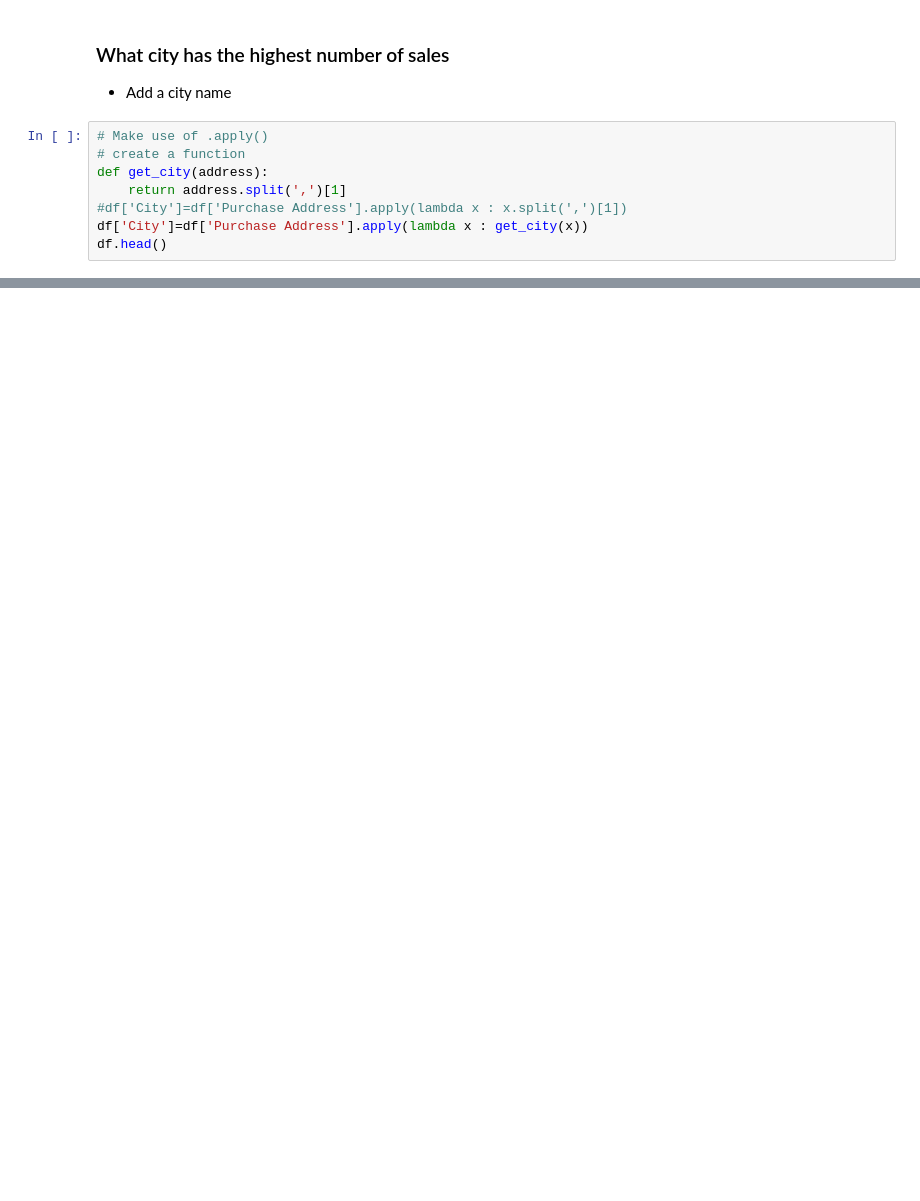
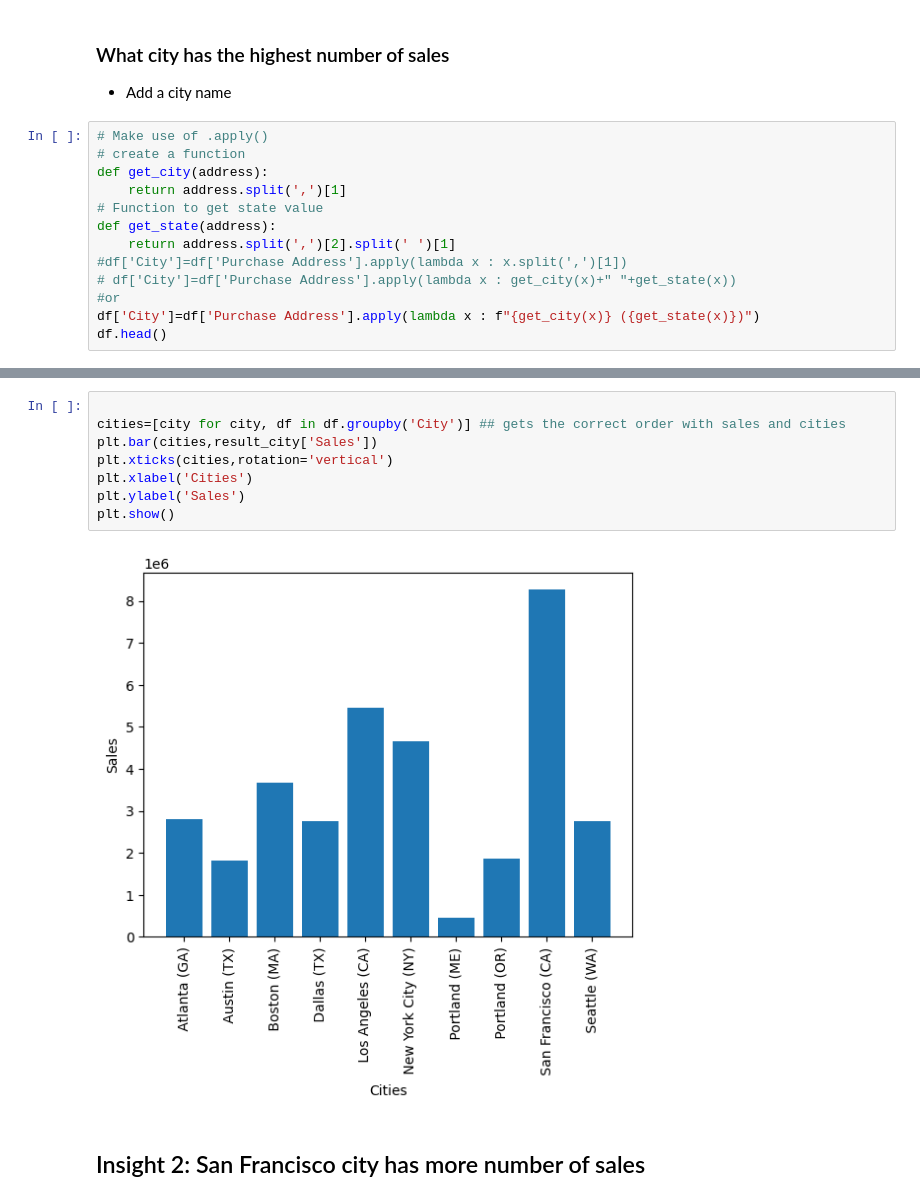
Before and after one commit to aman-singanamala/EDA-s, a Jupyter notebook: SALES-ANALYSIS/sales-analysis.ipynb, the cells around one changed output, grey strips where cells are left out. Saved outputs shown, nothing was run; the diff lists cells and outputs as text; blank space fills up the shorter version.

```diff
--- a/SALES-ANALYSIS/sales-analysis.ipynb
+++ b/SALES-ANALYSIS/sales-analysis.ipynb
@@ -160,8 +160,13 @@ plt.show()
 # create a function
 def get_city(address):
     return address.split(',')[1]
+# Function to get state value
+def get_state(address):
+    return address.split(',')[2].split(' ')[1]
 #df['City']=df['Purchase Address'].apply(lambda x : x.split(',')[1])
-df['City']=df['Purchase Address'].apply(lambda x : get_city(x))
+# df['City']=df['Purchase Address'].apply(lambda x : get_city(x)+" "+get_state(x))
+#or
+df['City']=df['Purchase Address'].apply(lambda x : f"{get_city(x)} ({get_state(x)})")
 df.head()
 # %% [output]
 |  | Order ID | Product | Quantity Ordered | Price Each | Order Date | Purchase Address | Month | Sales | ... |
@@ -172,0 +194,12 @@ df.head()
+# %%
+
+cities=[city for city, df in df.groupby('City')] ## gets the correct order with sales and cities
+plt.bar(cities,result_city['Sales'])
+plt.xticks(cities,rotation='vertical')
+plt.xlabel('Cities')
+plt.ylabel('Sales')
+plt.show()
+# %% [output]
+[figure, added]
+# %% [markdown]
+## Insight 2: San Francisco city has more number of sales
```
Also changed, not shown: parts of 7 cells of this notebook.
